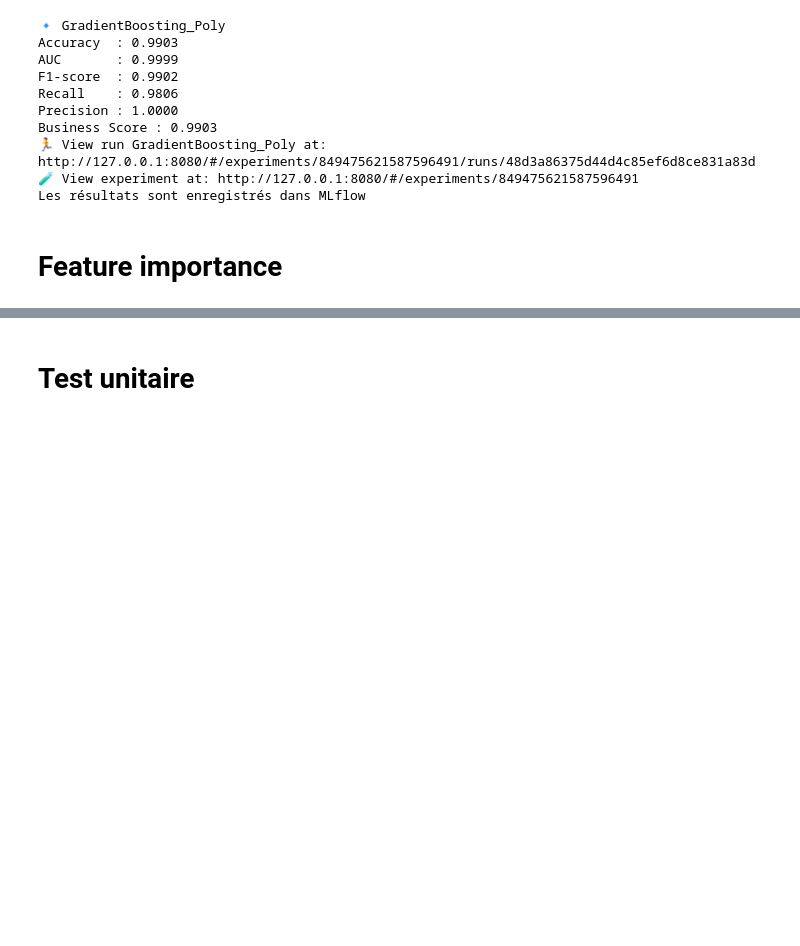
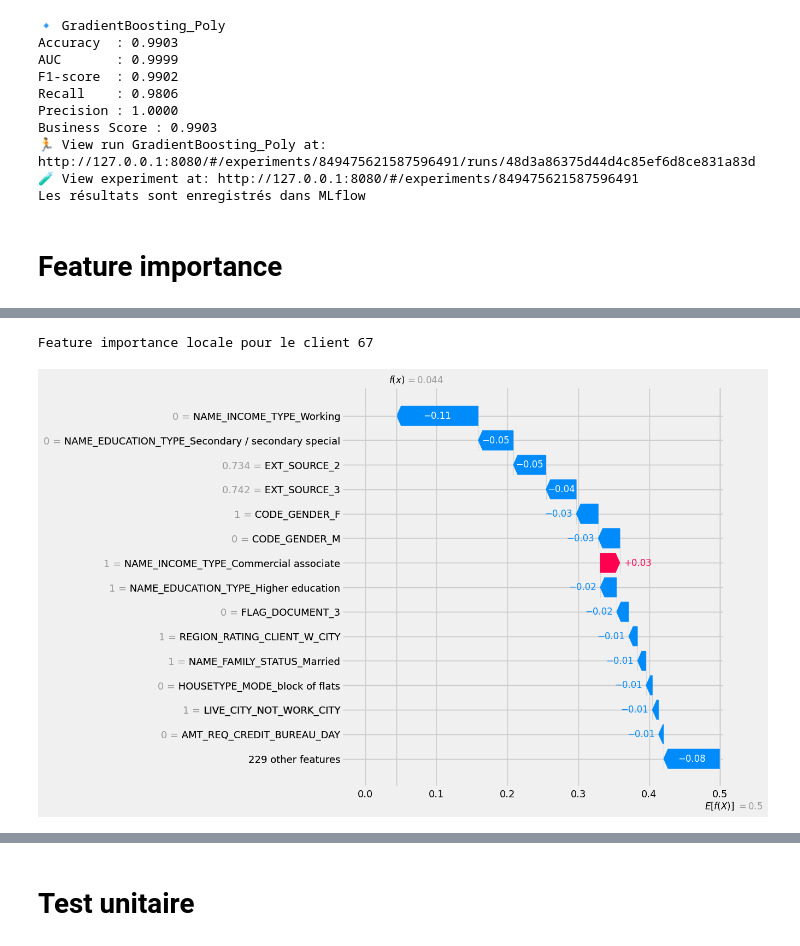
Before and after one commit to GregHamy23/Projet7, a Jupyter notebook: Notebook-1.copy.ipynb, the cells around one changed output, grey strips where cells are left out. Cells and saved outputs as stored; diff of their text form; code cells hidden in the pictures; blank space fills up the shorter version.

```diff
--- a/Notebook-1.copy.ipynb
+++ b/Notebook-1.copy.ipynb
@@ -2007,0 +2049,13 @@ shap.force_plot(explainer.expected_value[1], shap_values_local[1], instance)
+# %%
+# Trouver l'index du client avec la plus faible probabilité de remboursement
+idx_min = shap_values.values[:, :, 1].sum(axis=1).argmin()
+
+print(f"\nFeature importance locale pour le client {idx_min}")
+shap.plots.waterfall(shap.Explanation(
+    values=shap_values.values[idx_min, :, 1],
+    base_values=shap_values.base_values[idx_min, 1],
+    data=X_sample_shap.iloc[idx_min]
+), max_display=15)
+# %% [output]
+Feature importance locale pour le client 67
+[figure, added]
```
Also changed, not shown: parts of 51 cells of this notebook, 1 other file.
